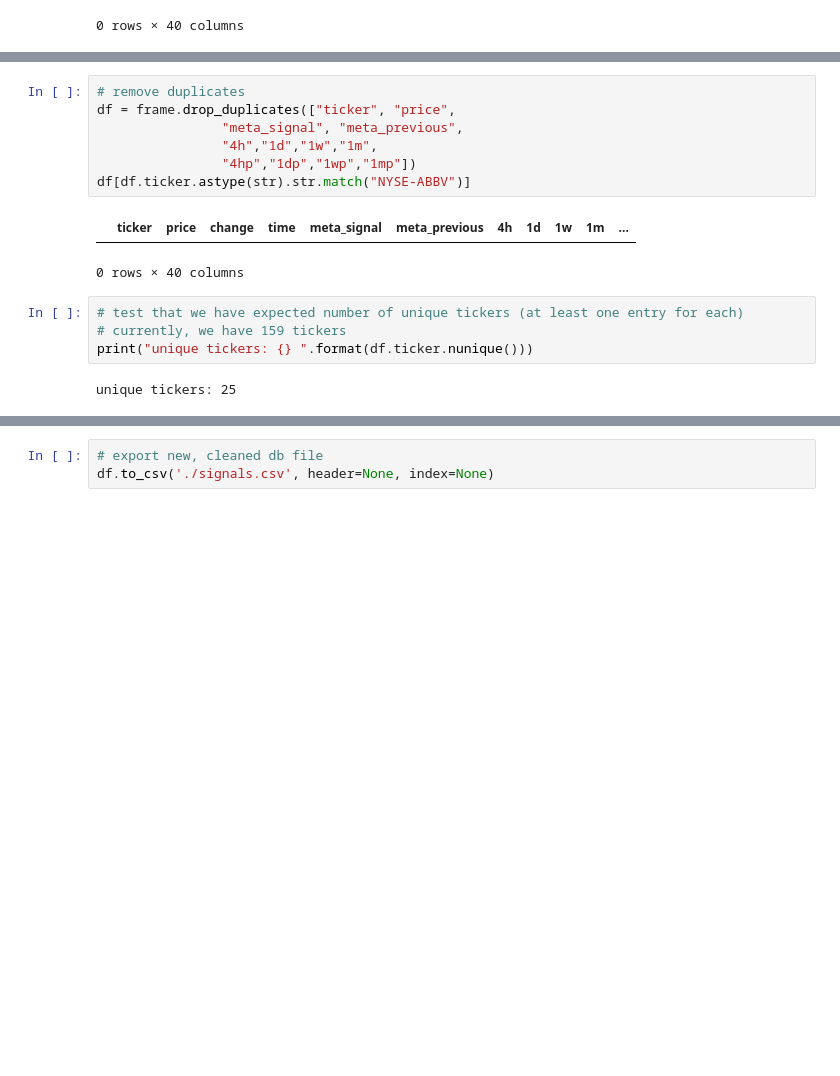
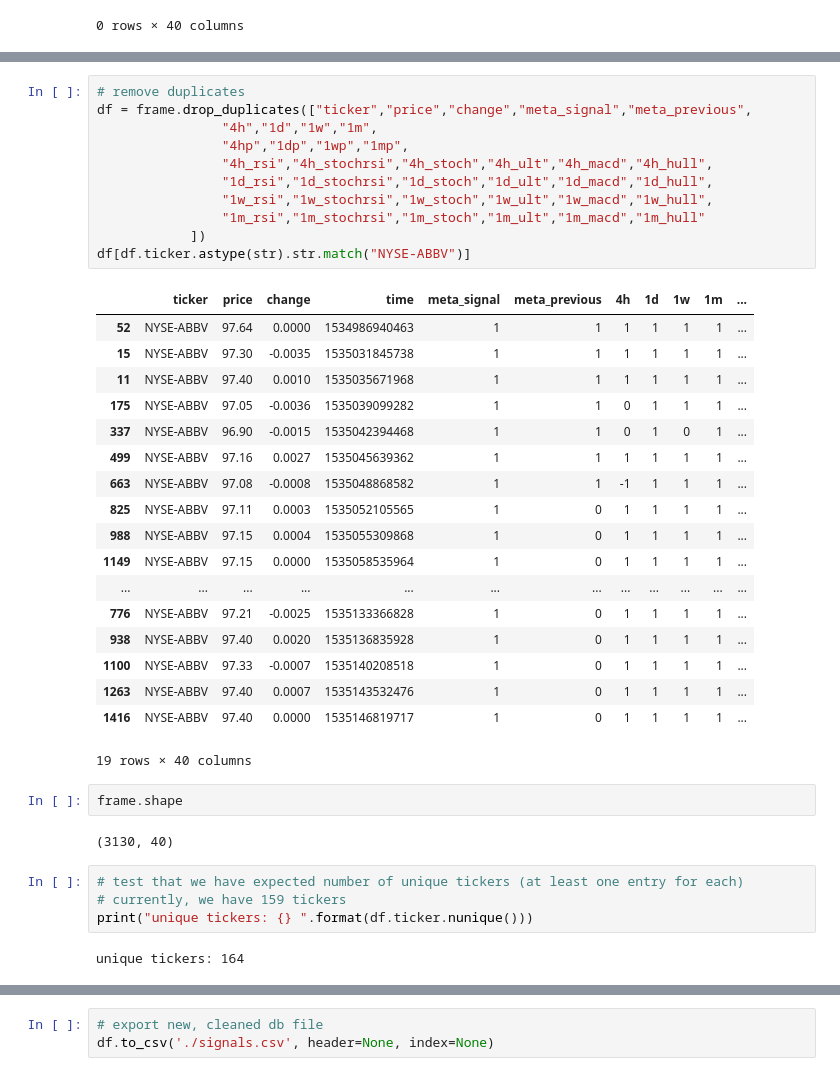
Before and after one commit to atomantic/stock_signals, a Jupyter notebook: data/Signals.ipynb, the cells around one changed output, grey strips where cells are left out. Cells and saved outputs as stored; diff of their text form; blank space fills up the shorter version.

Commit message:
fix null values for tickers that do not have months of history (enough for moving average and oscillator reports)

```diff
--- a/data/Signals.ipynb
+++ b/data/Signals.ipynb
@@ -93,19 +126,43 @@ abbv
 # %%
 # remove duplicates
-df = frame.drop_duplicates(["ticker", "price",
-                "meta_signal", "meta_previous",
+df = frame.drop_duplicates(["ticker","price","change","meta_signal","meta_previous",
                 "4h","1d","1w","1m",
-                "4hp","1dp","1wp","1mp"])
+                "4hp","1dp","1wp","1mp",
+                "4h_rsi","4h_stochrsi","4h_stoch","4h_ult","4h_macd","4h_hull",
+                "1d_rsi","1d_stochrsi","1d_stoch","1d_ult","1d_macd","1d_hull",
+                "1w_rsi","1w_stochrsi","1w_stoch","1w_ult","1w_macd","1w_hull",
+                "1m_rsi","1m_stochrsi","1m_stoch","1m_ult","1m_macd","1m_hull"
+            ])
 df[df.ticker.astype(str).str.match("NYSE-ABBV")]
 # %% [output]
 |  | ticker | price | change | time | meta_signal | meta_previous | 4h | 1d | 1w | 1m | ... |
+| 52 | NYSE-ABBV | 97.64 | 0.0000 | 1534986940463 | 1 | 1 | 1 | 1 | 1 | 1 | ... |
+| 15 | NYSE-ABBV | 97.30 | -0.0035 | 1535031845738 | 1 | 1 | 1 | 1 | 1 | 1 | ... |
+| 11 | NYSE-ABBV | 97.40 | 0.0010 | 1535035671968 | 1 | 1 | 1 | 1 | 1 | 1 | ... |
+| 175 | NYSE-ABBV | 97.05 | -0.0036 | 1535039099282 | 1 | 1 | 0 | 1 | 1 | 1 | ... |
+| 337 | NYSE-ABBV | 96.90 | -0.0015 | 1535042394468 | 1 | 1 | 0 | 1 | 0 | 1 | ... |
+| 499 | NYSE-ABBV | 97.16 | 0.0027 | 1535045639362 | 1 | 1 | 1 | 1 | 1 | 1 | ... |
+| 663 | NYSE-ABBV | 97.08 | -0.0008 | 1535048868582 | 1 | 1 | -1 | 1 | 1 | 1 | ... |
+| 825 | NYSE-ABBV | 97.11 | 0.0003 | 1535052105565 | 1 | 0 | 1 | 1 | 1 | 1 | ... |
+| 988 | NYSE-ABBV | 97.15 | 0.0004 | 1535055309868 | 1 | 0 | 1 | 1 | 1 | 1 | ... |
+| 1149 | NYSE-ABBV | 97.15 | 0.0000 | 1535058535964 | 1 | 0 | 1 | 1 | 1 | 1 | ... |
+| ... | ... | ... | ... | ... | ... | ... | ... | ... | ... | ... | ... |
+| 776 | NYSE-ABBV | 97.21 | -0.0025 | 1535133366828 | 1 | 0 | 1 | 1 | 1 | 1 | ... |
+| 938 | NYSE-ABBV | 97.40 | 0.0020 | 1535136835928 | 1 | 0 | 1 | 1 | 1 | 1 | ... |
+| 1100 | NYSE-ABBV | 97.33 | -0.0007 | 1535140208518 | 1 | 0 | 1 | 1 | 1 | 1 | ... |
+| 1263 | NYSE-ABBV | 97.40 | 0.0007 | 1535143532476 | 1 | 0 | 1 | 1 | 1 | 1 | ... |
+| 1416 | NYSE-ABBV | 97.40 | 0.0000 | 1535146819717 | 1 | 0 | 1 | 1 | 1 | 1 | ... |
-0 rows × 40 columns
+19 rows × 40 columns
+# %%
+frame.shape
+# %% [output]
+(3130, 40)
 # %%
 # test that we have expected number of unique tickers (at least one entry for each)
 # currently, we have 159 tickers
 print("unique tickers: {} ".format(df.ticker.nunique()))
 # %% [output]
-unique tickers: 25
+unique tickers: 164
 # %%
 # add meta movement indicator
 df['meta_move'] = df['meta_signal'].values - df['meta_previous'].values
```
Also changed, not shown: parts of 12 cells of this notebook, 4 other files.
